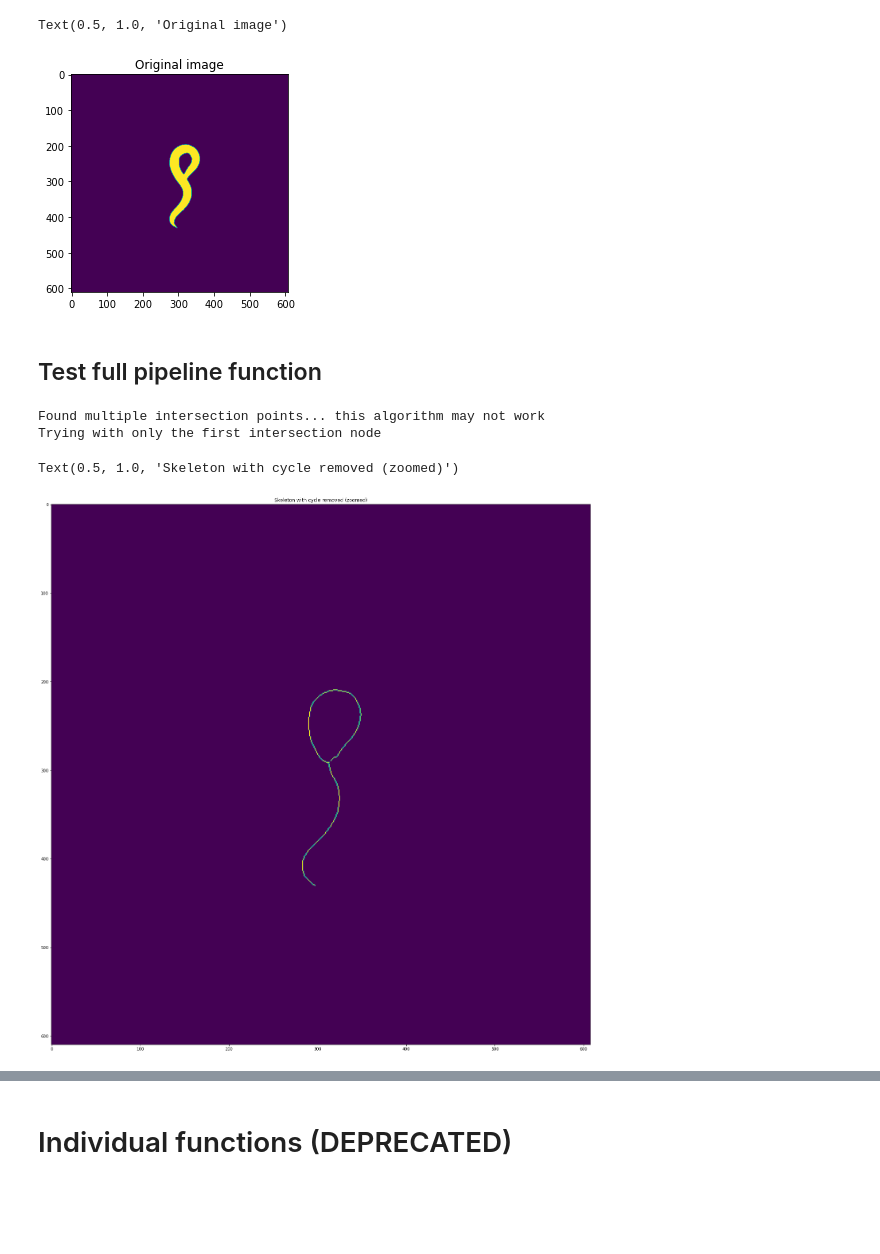
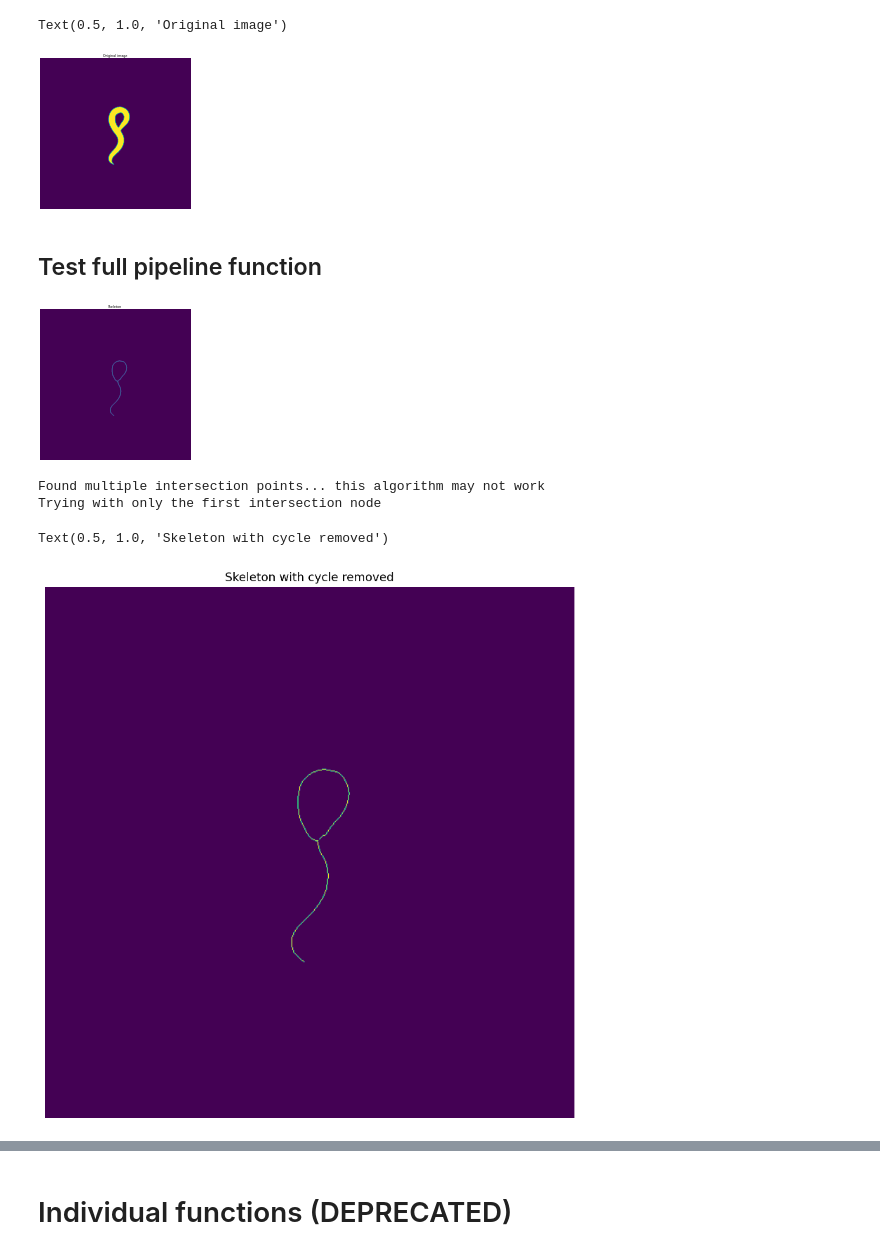
Before and after one commit to Charles-Fieseler-Vienna/remove_cycle_from_skeleton, a Jupyter notebook: skeletonization_tests.ipynb, the cells around one changed output, grey strips where cells are left out. Drawn from its saved outputs; the diff is of its cells as text; code cells hidden in the pictures; blank space fills up the shorter version.

```diff
--- a/skeletonization_tests.ipynb
+++ b/skeletonization_tests.ipynb
@@ -15,13 +14,25 @@ from scipy import sparse
 img = tifffile.imread('test_data/2020-06-30_17-47-20_chemotaxis_worm4_original-2.tif')
 # %%
 %matplotlib inline
+plt.figure(figsize=(10,10),dpi=20)
+plt.axis('off')
 plt.imshow(img)
 plt.title('Original image')
 # %% [output]
 Text(0.5, 1.0, 'Original image')
-[figure, old version]
+[figure, new version]
 # %% [markdown]
 ## Test full pipeline function
+# %%
+from skimage.morphology import skeletonize
+skel=skeletonize(np.array(img,dtype=bool))
+plt.figure(figsize=(10,10),dpi=20)
+plt.axis('off')
+plt.imshow(skel)
+plt.title("Skeleton")
+plt.show()
+# %% [output]
+[figure, added]
 # %%
 from remove_cycle_from_skeleton import skeletonize_and_remove_cycle
 # Find the nodes for head and tail starting from pixel annotation
@@ -33,9 +46,10 @@ Found multiple intersection points... this algorithm may not work
 Trying with only the first intersection node
 # %%
 %matplotlib inline
-plt.figure(figsize=(45,25))
+plt.figure(figsize=(10,10),dpi=200)
+plt.axis('off')
 plt.imshow(final_img)
-plt.title("Skeleton with cycle removed (zoomed)")
+plt.title("Skeleton with cycle removed")
 # %% [output]
-Text(0.5, 1.0, 'Skeleton with cycle removed (zoomed)')
+Text(0.5, 1.0, 'Skeleton with cycle removed')
-[figure, old version]
+[figure, new version]
```
Also changed, not shown: parts of 10 cells of this notebook.
